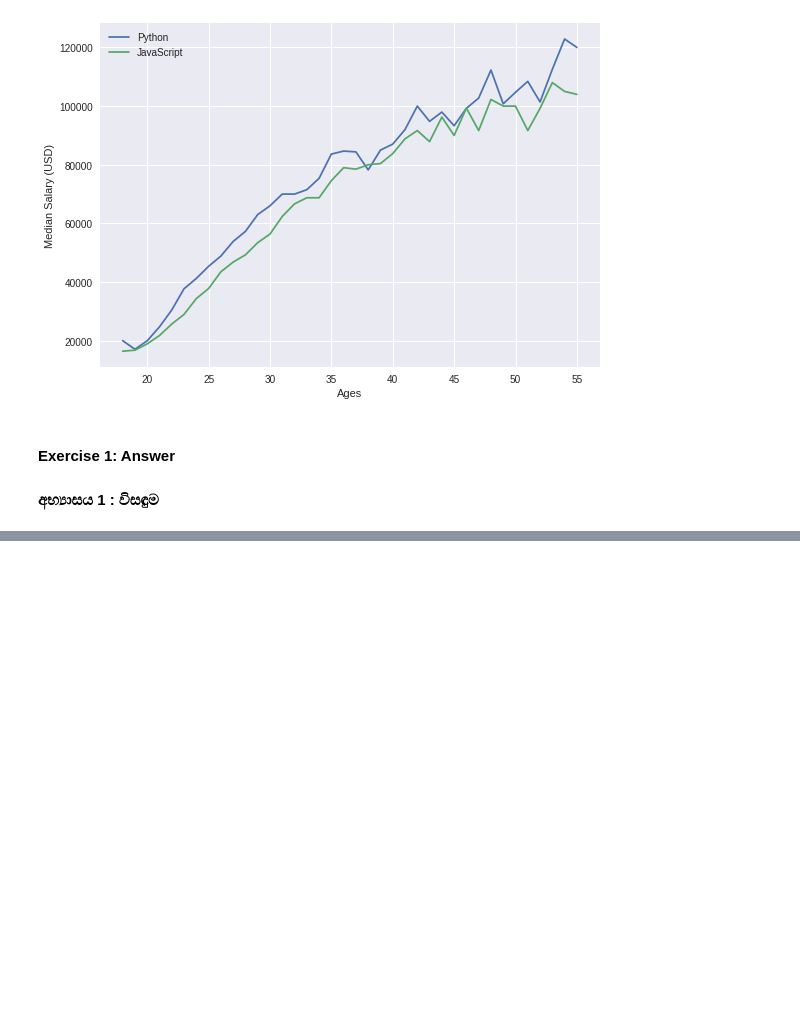
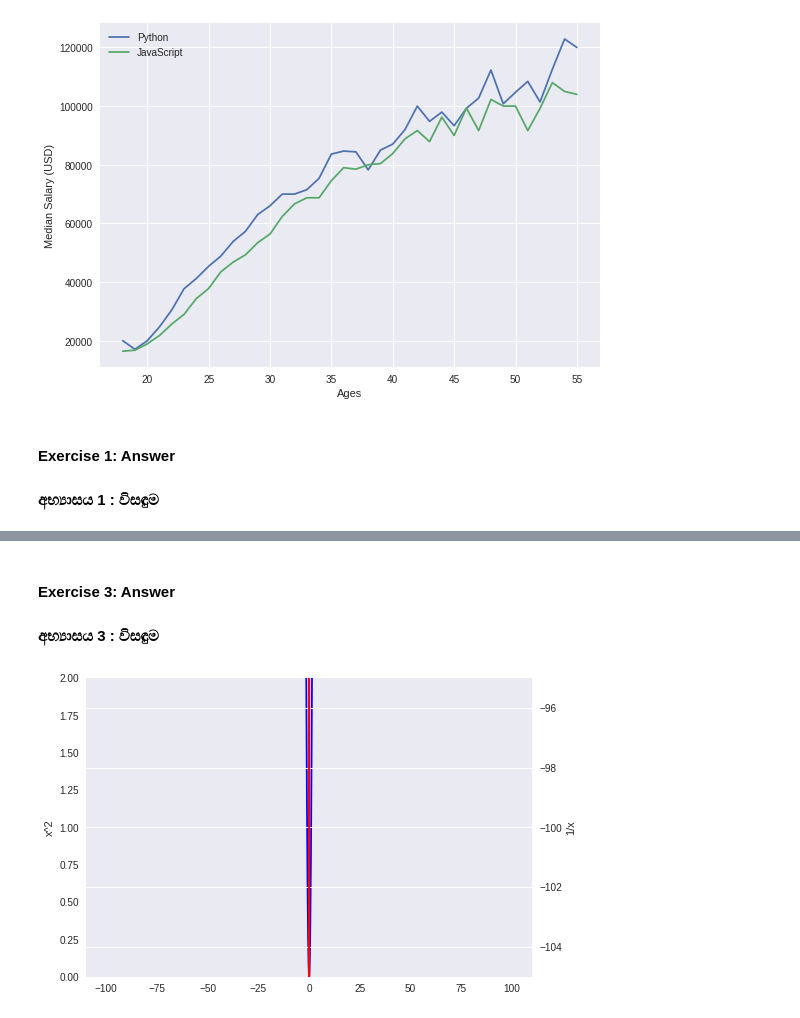
Before and after one commit to GPrathap/pythonII, a Jupyter notebook: sec_matplotlib/matplotlib.ipynb, the cells around one changed output, grey strips where cells are left out. Drawn from its saved outputs; the diff is of its cells as text; code cells hidden in the pictures; blank space fills up the shorter version.

```diff
--- a/sec_matplotlib/matplotlib.ipynb
+++ b/sec_matplotlib/matplotlib.ipynb
@@ -1387,0 +1431,23 @@ plt.title('Line Plot y = 2*x + 5')
+# %% [markdown]
+#### **Exercise 3**: Answer
+#### අභ්‍යාසය 3 : විසඳුම
+# %%
+x = np.arange(-100, 100, 0.1)
+y1 = x*x
+y2 = 1 /(x)
+
+# Plot
+fig, ax1 = plt.subplots()
+ax1.set_ylabel('x^2')
+ax1.plot(x, y1, color='blue')
+ax1.set_ylim(0,2)
+ax1.grid()
+
+# Second Line on secondary Y axis
+ax2 = ax1.twinx()  # join a second axis with the first graph we just made
+ax2.set_ylabel('1/x')
+ax2.set_ylim(-100,-100)
+ax2.plot(x, y2,color='red')
+plt.show()
+# %% [output]
+[figure, added]
```
Also changed, not shown: parts of 17 cells of this notebook.
